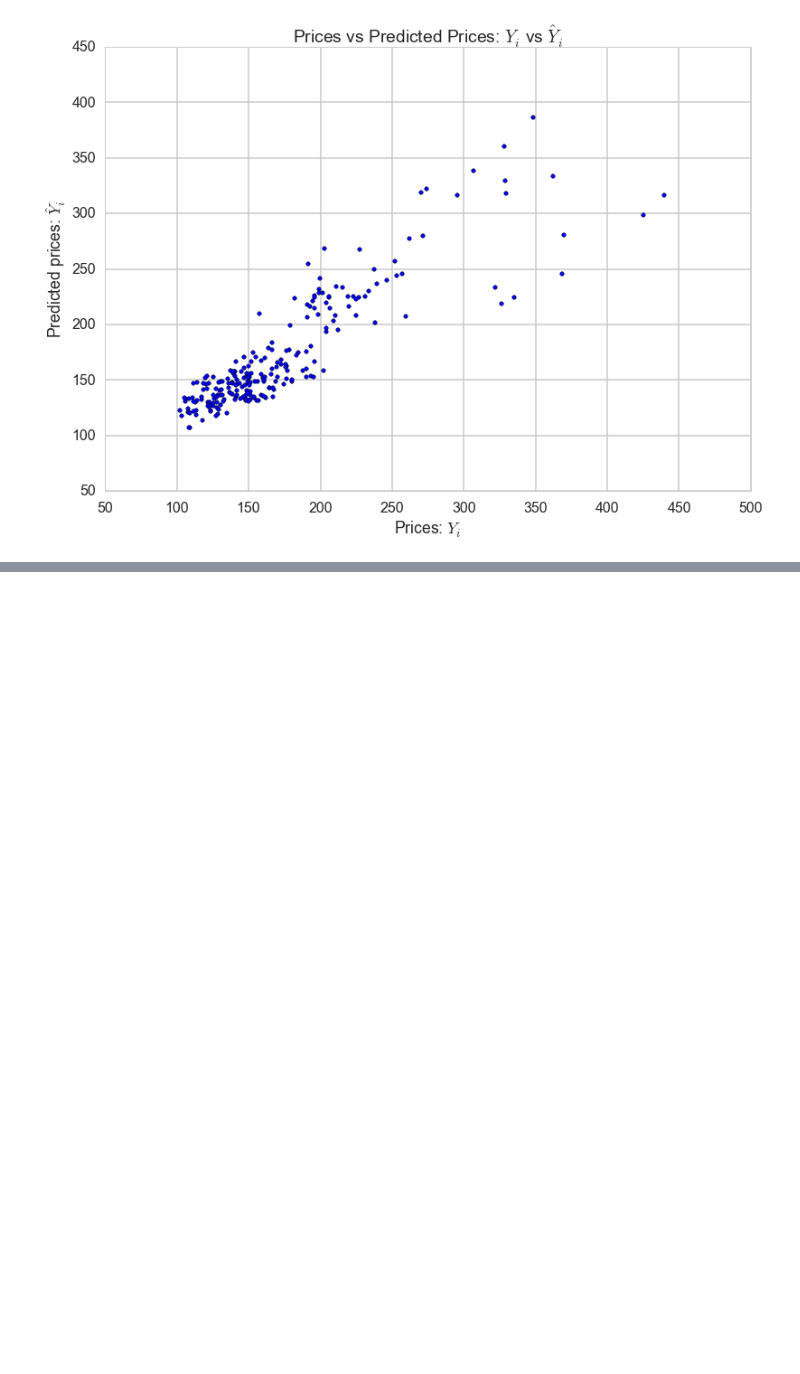
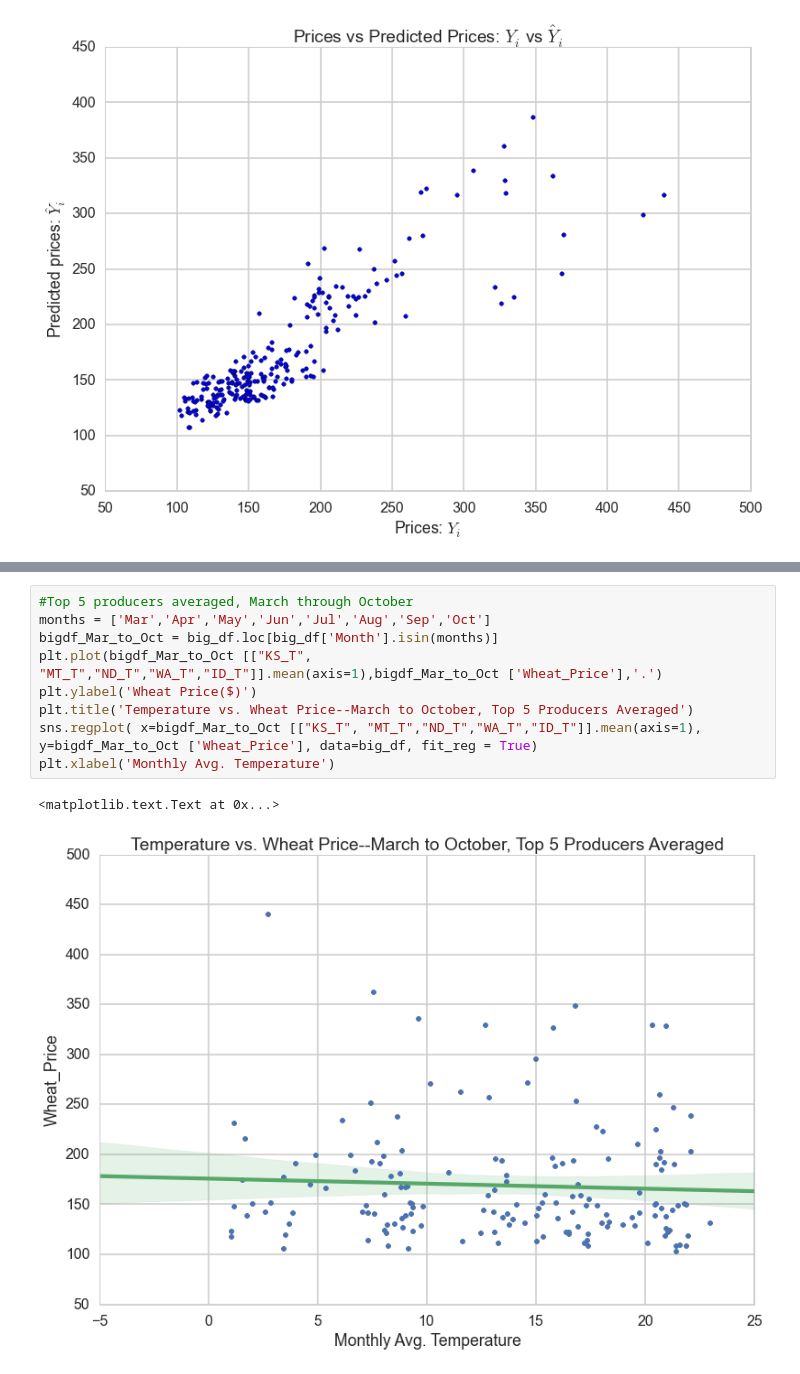
Before and after one commit to dwang953/109-Project, a Jupyter notebook: working_notebooks/NaiveLinearRegression.ipynb, the cells around one changed output, grey strips where cells are left out. Cells and saved outputs as stored; diff of their text form; blank space fills up the shorter version.

```diff
--- a/working_notebooks/NaiveLinearRegression.ipynb
+++ b/working_notebooks/NaiveLinearRegression.ipynb
@@ -107,0 +143,12 @@ plt.title("Prices vs Predicted Prices: $Y_i$ vs $\hat{Y}_i$")
+# %%
+#Top 5 producers averaged, March through October
+months = ['Mar','Apr','May','Jun','Jul','Aug','Sep','Oct']
+bigdf_Mar_to_Oct = big_df.loc[big_df['Month'].isin(months)]
+plt.plot(bigdf_Mar_to_Oct [["KS_T", "MT_T","ND_T","WA_T","ID_T"]].mean(axis=1),bigdf_Mar_to_Oct ['Wheat_Price'],'.')
+plt.ylabel('Wheat Price($)')
+plt.title('Temperature vs. Wheat Price--March to October, Top 5 Producers Averaged')
+sns.regplot( x=bigdf_Mar_to_Oct [["KS_T", "MT_T","ND_T","WA_T","ID_T"]].mean(axis=1), y=bigdf_Mar_to_Oct ['Wheat_Price'], data=big_df, fit_reg = True)
+plt.xlabel('Monthly Avg. Temperature')
+# %% [output]
+<matplotlib.text.Text at 0x...>
+[figure, added]
```
Also changed, not shown: parts of 7 cells of this notebook, 2 other files.
